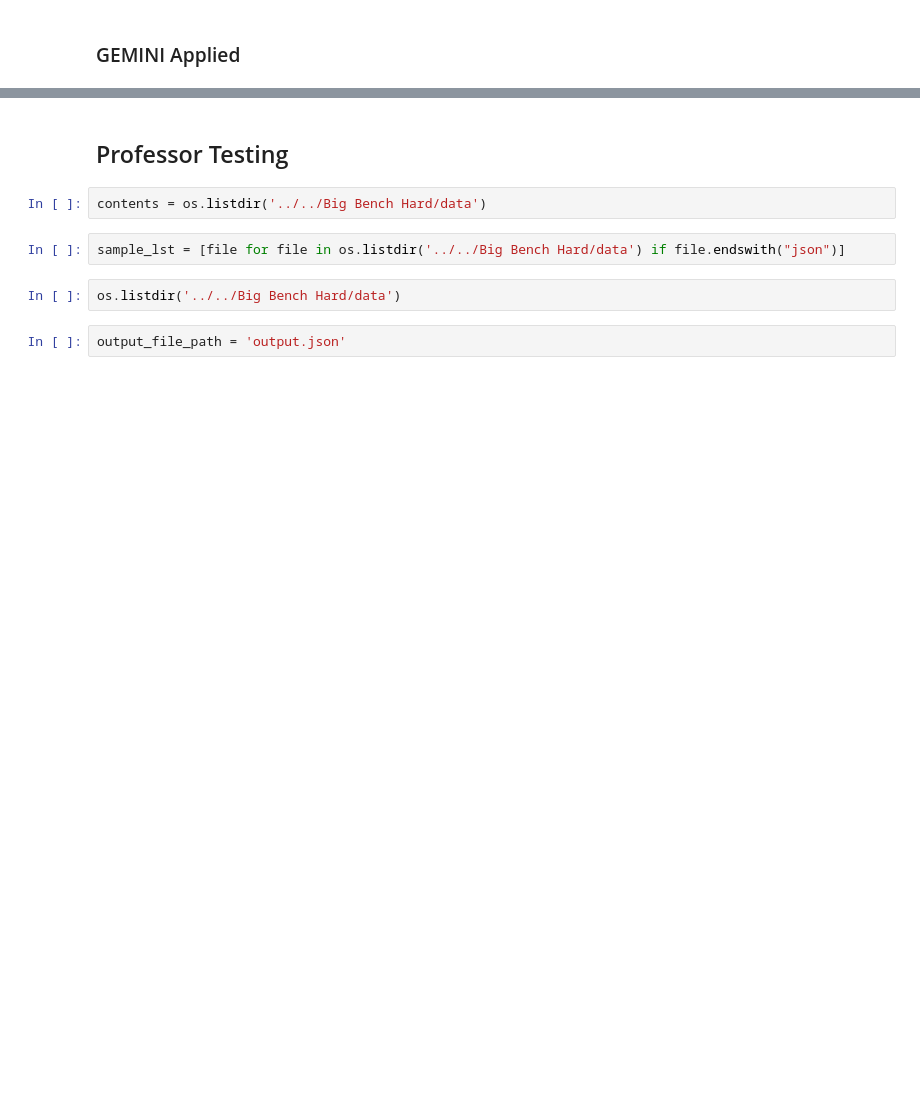
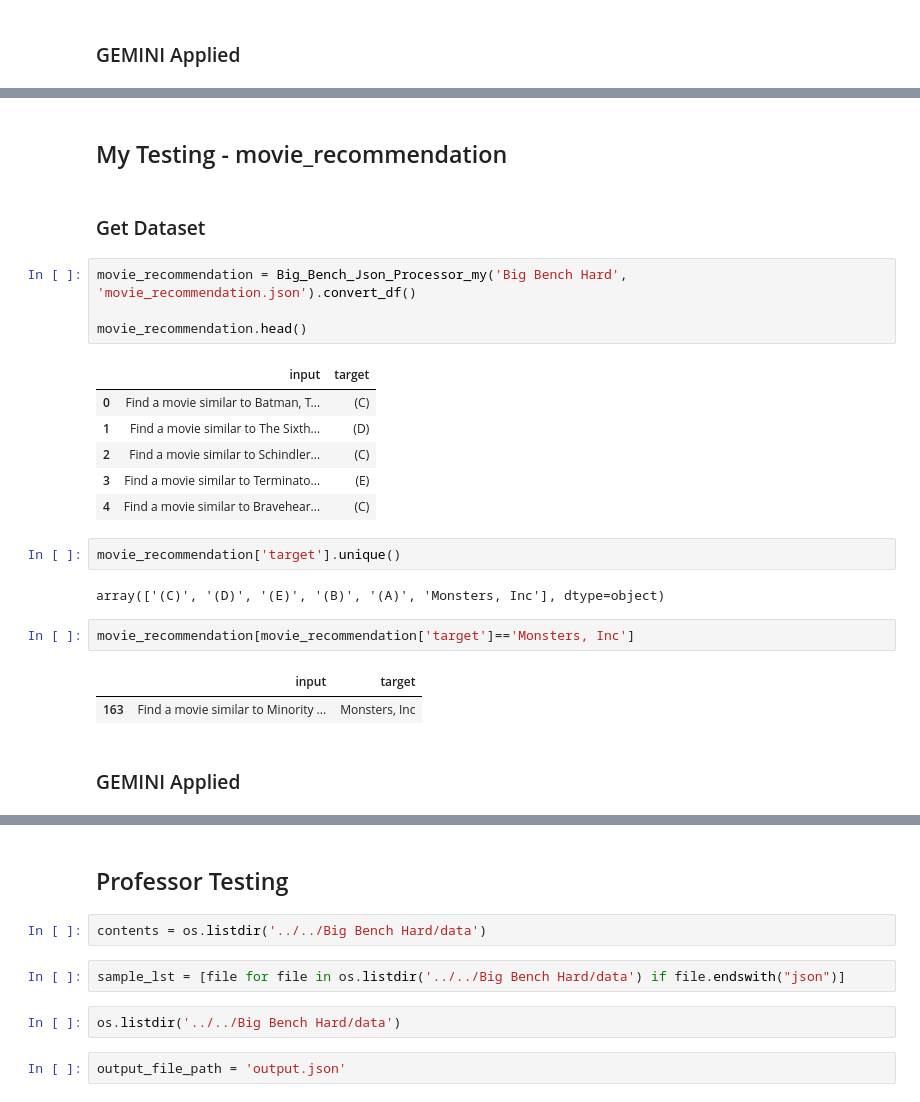
Before and after one commit to ezishr/Undergraduate-Research, a Jupyter notebook: Check points/Big Bench Hard/bigBenchHardEDA.ipynb, the cells around one changed output, grey strips where cells are left out. Drawn from its saved outputs; the diff is of its cells as text; blank space fills up the shorter version.

```diff
--- a/Check points/Big Bench Hard/bigBenchHardEDA.ipynb
+++ b/Check points/Big Bench Hard/bigBenchHardEDA.ipynb
@@ -484,0 +650,26 @@ Successful requests: 250
+# %% [markdown]
+## My Testing - movie_recommendation
+# %% [markdown]
+### Get Dataset
+# %%
+movie_recommendation = Big_Bench_Json_Processor_my('Big Bench Hard', 'movie_recommendation.json').convert_df()
+
+movie_recommendation.head()
+# %% [output]
+|  | input | target |
+| 0 | Find a movie similar to Batman, T... | (C) |
+| 1 | Find a movie similar to The Sixth... | (D) |
+| 2 | Find a movie similar to Schindler... | (C) |
+| 3 | Find a movie similar to Terminato... | (E) |
+| 4 | Find a movie similar to Bravehear... | (C) |
+# %%
+movie_recommendation['target'].unique()
+# %% [output]
+array(['(C)', '(D)', '(E)', '(B)', '(A)', 'Monsters, Inc'], dtype=object)
+# %%
+movie_recommendation[movie_recommendation['target']=='Monsters, Inc']
+# %% [output]
+|  | input | target |
+| 163 | Find a movie similar to Minority ... | Monsters, Inc |
+# %% [markdown]
+### GEMINI Applied
```
Also changed, not shown: parts of 59 cells of this notebook, 11 other files.
